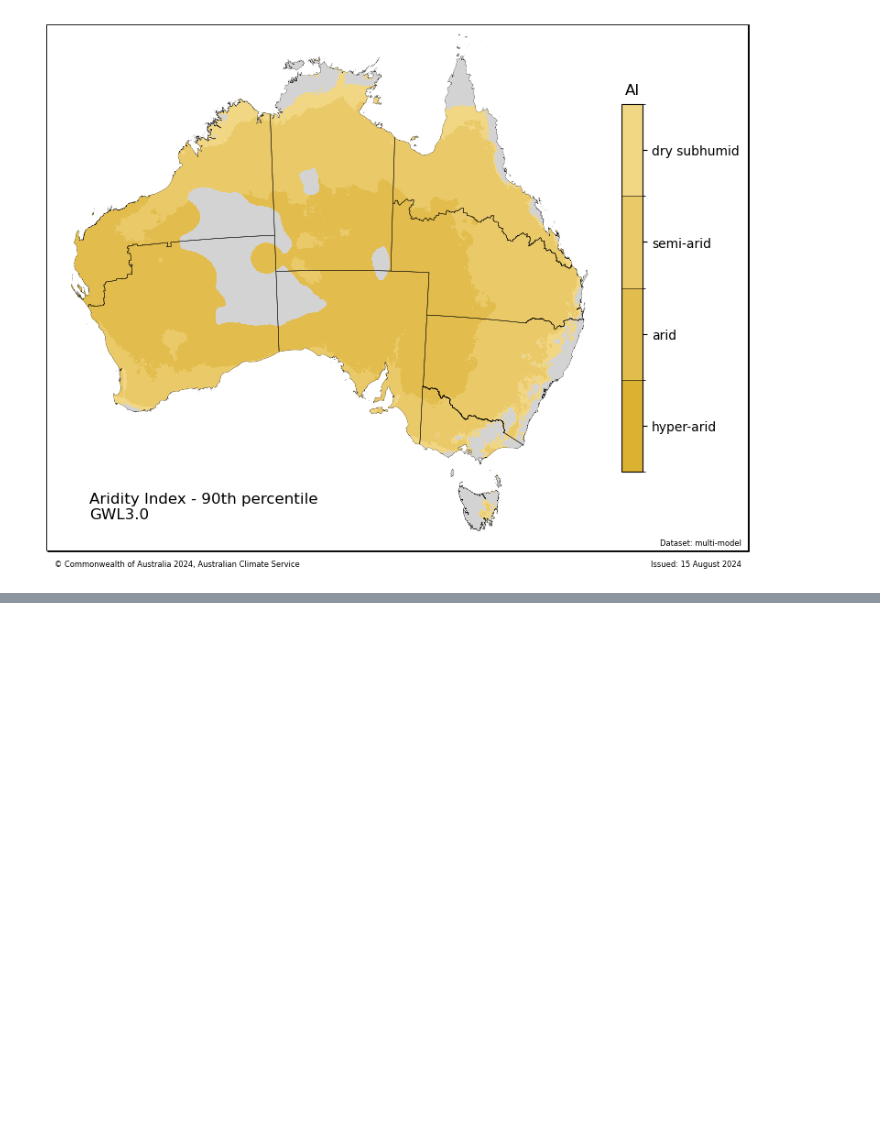
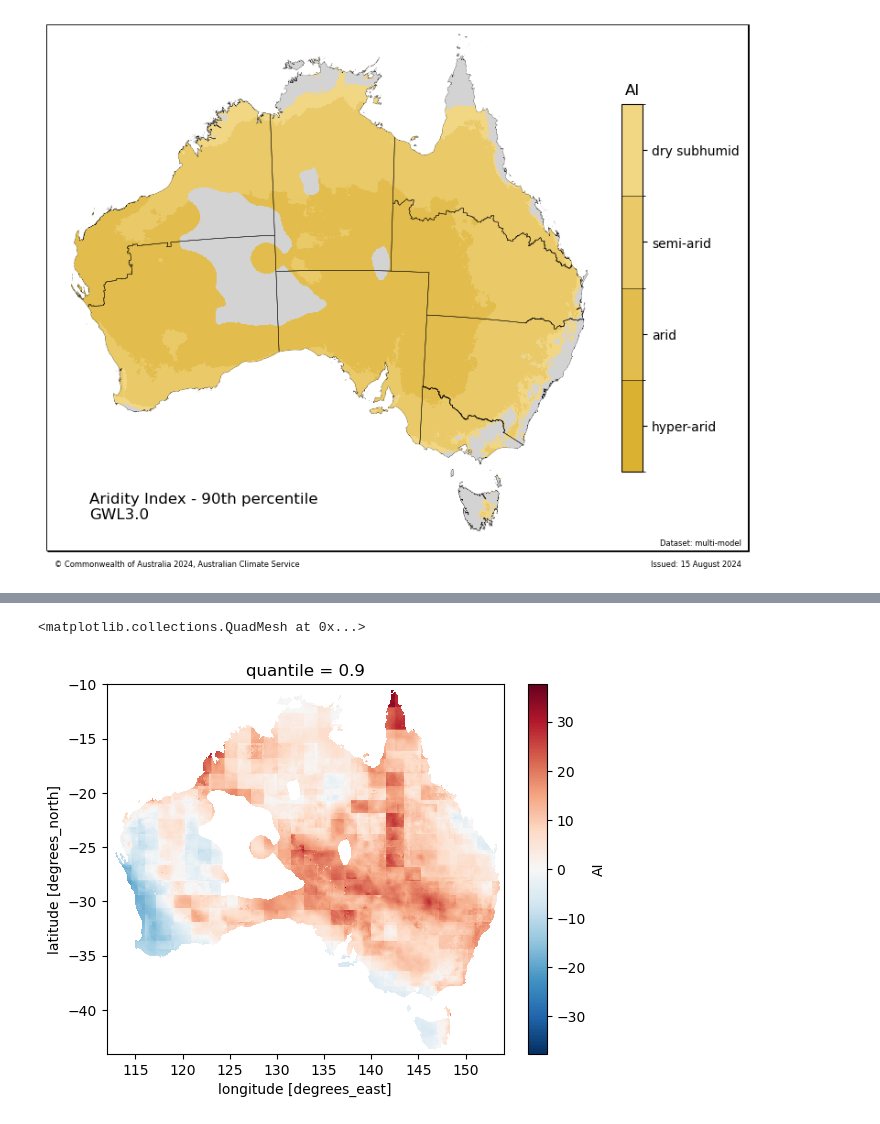
Before and after one commit to AusClimateService/hazards-drought, a Jupyter notebook: aridity/Plot_ai.ipynb, the cells around one changed output, grey strips where cells are left out. Drawn from its saved outputs; the diff is of its cells as text; code cells hidden in the pictures; blank space fills up the shorter version.

```diff
--- a/aridity/Plot_ai.ipynb
+++ b/aridity/Plot_ai.ipynb
@@ -158 +158,6 @@ Percentile: 90
 ... (7 outputs left out)
+# %%
+quantiles_da.plot()
+# %% [output]
+<matplotlib.collections.QuadMesh at 0x...>
+[figure, added]
```
Also changed, not shown: parts of 1 cell of this notebook.
